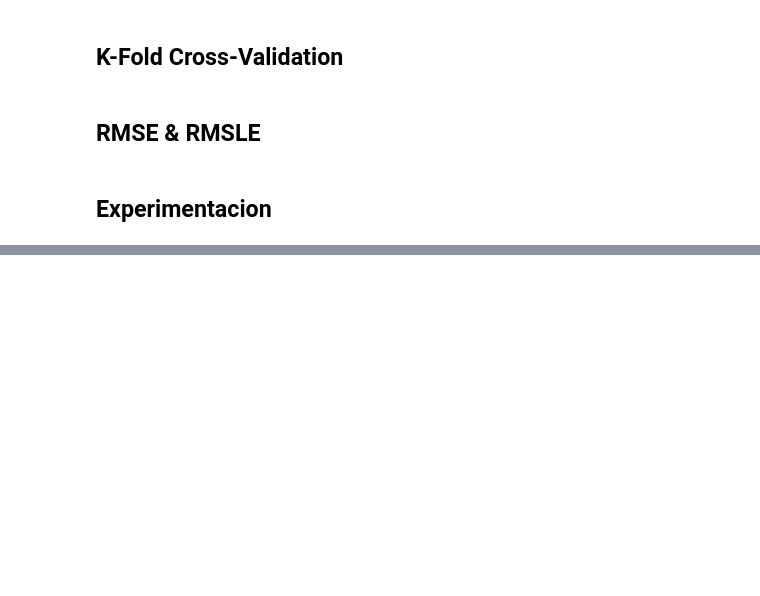
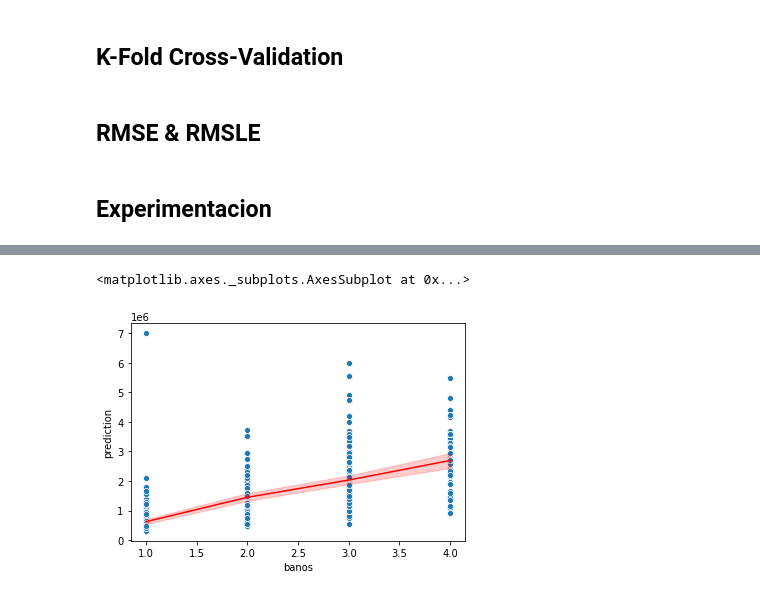
Before and after one commit to brianarrondo/metnum-tp3, a Jupyter notebook: notebooks/Experimentacion.ipynb, the cells around one changed output, grey strips where cells are left out. Drawn from its saved outputs; the diff is of its cells as text; code cells hidden in the pictures; blank space fills up the shorter version.

```diff
--- a/notebooks/Experimentacion.ipynb
+++ b/notebooks/Experimentacion.ipynb
@@ -181,0 +130,6 @@ sns.lineplot(data=df_test, x='metroscubiertos', y='prediction', color='red')
+# %%
+sns.scatterplot(data=df_train, x='banos', y='precio')
+sns.lineplot(data=df_test, x='banos', y='prediction', color='red')
+# %% [output]
+<matplotlib.axes._subplots.AxesSubplot at 0x...>
+[figure, added]
```
Also changed, not shown: parts of 15 cells of this notebook, 1 other file.
